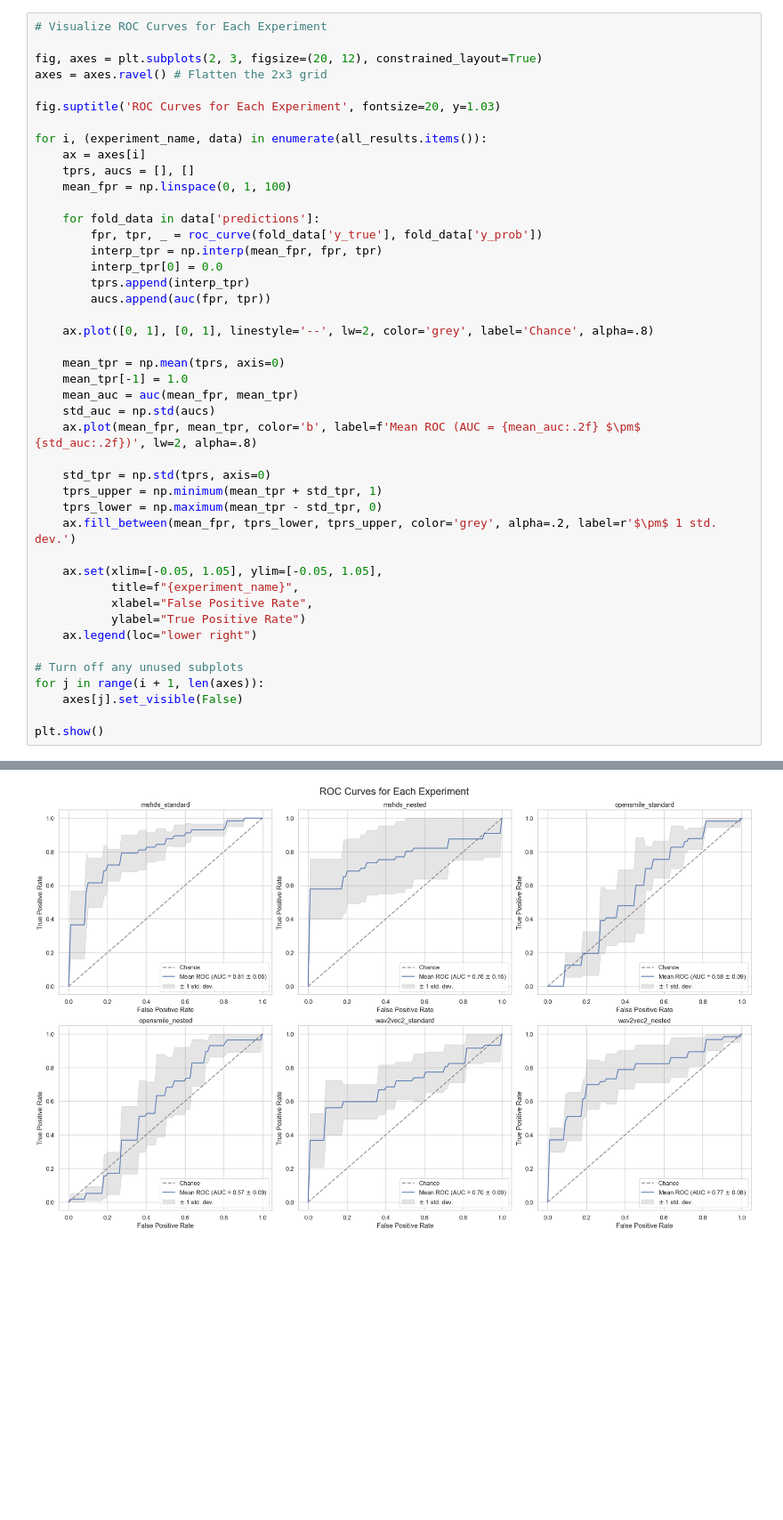
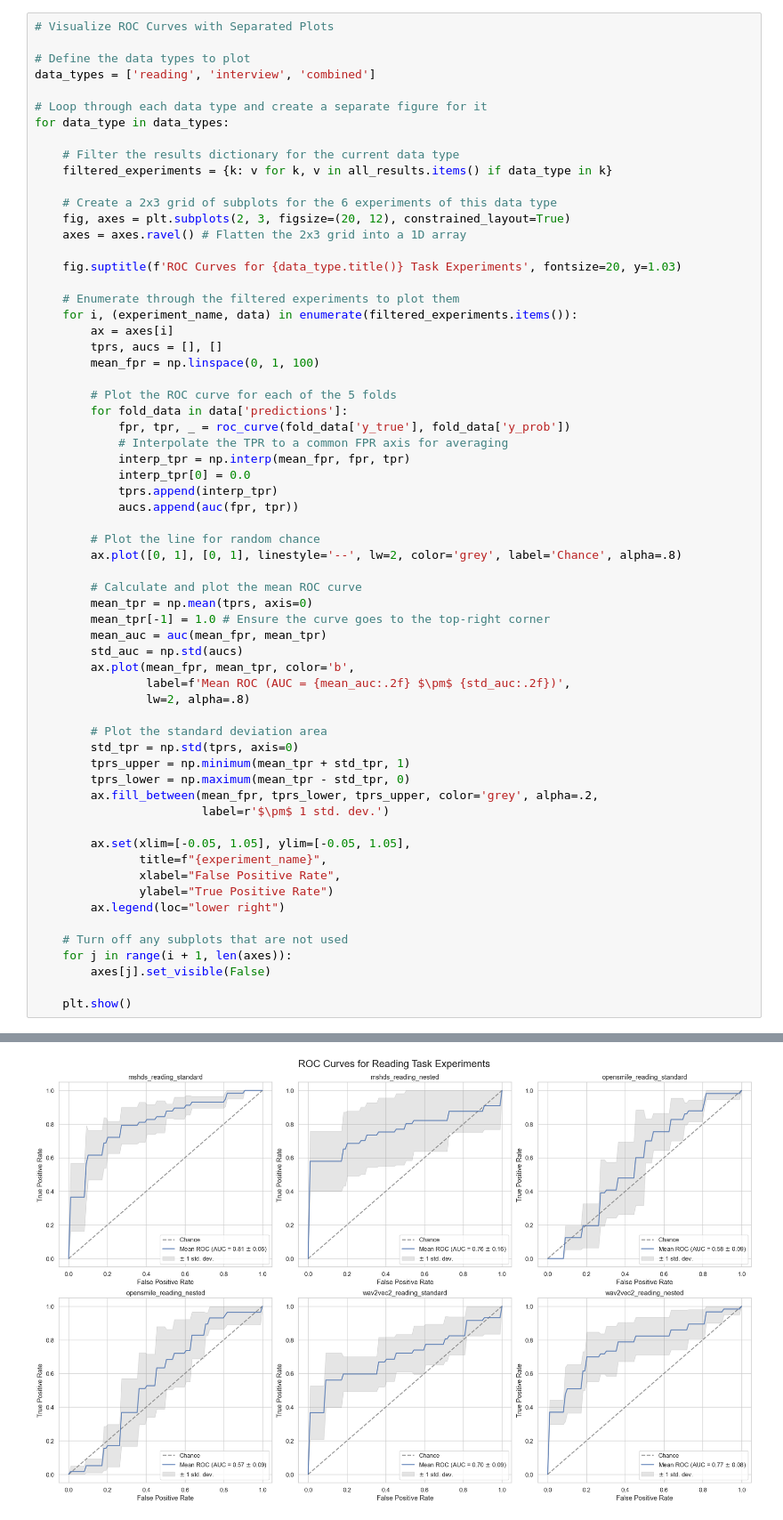
Before and after one commit to ayushpradhan-dev/robust-speech-analysis-framework, a Jupyter notebook: notebooks/03_model_evaluation.ipynb, the cells around one changed output, grey strips where cells are left out. Shown at 89% size. Cells and saved outputs as stored; diff of their text form; blank space fills up the shorter version.

Commit message:
Feat: Obtained SVM results on interview-task and combined dataset, added visualisations to capture model performance of experiments

```diff
--- a/notebooks/03_model_evaluation.ipynb
+++ b/notebooks/03_model_evaluation.ipynb
@@ -369,45 +657,64 @@ Passing `palette` without assigning `hue` is deprecated and will be removed in v
 # %%
-# Visualize ROC Curves for Each Experiment
+# Visualize ROC Curves with Separated Plots
 
-fig, axes = plt.subplots(2, 3, figsize=(20, 12), constrained_layout=True)
-axes = axes.ravel() # Flatten the 2x3 grid
+# Define the data types to plot
+data_types = ['reading', 'interview', 'combined']
 
-fig.suptitle('ROC Curves for Each Experiment', fontsize=20, y=1.03)
+# Loop through each data type and create a separate figure for it
+for data_type in data_types:
 
-for i, (experiment_name, data) in enumerate(all_results.items()):
-    ax = axes[i]
-    tprs, aucs = [], []
-    mean_fpr = np.linspace(0, 1, 100)
+    # Filter the results dictionary for the current data type
+    filtered_experiments = {k: v for k, v in all_results.items() if data_type in k}
 
-    for fold_data in data['predictions']:
-        fpr, tpr, _ = roc_curve(fold_data['y_true'], fold_data['y_prob'])
-        interp_tpr = np.interp(mean_fpr, fpr, tpr)
-        interp_tpr[0] = 0.0
-        tprs.append(interp_tpr)
-        aucs.append(auc(fpr, tpr))
+    # Create a 2x3 grid of subplots for the 6 experiments of this data type
+    fig, axes = plt.subplots(2, 3, figsize=(20, 12), constrained_layout=True)
+    axes = axes.ravel() # Flatten the 2x3 grid into a 1D array
 
-    ax.plot([0, 1], [0, 1], linestyle='--', lw=2, color='grey', label='Chance', alpha=.8)
+    fig.suptitle(f'ROC Curves for {data_type.title()} Task Experiments', fontsize=20, y=1.03)
 
-    mean_tpr = np.mean(tprs, axis=0)
-    mean_tpr[-1] = 1.0
-    mean_auc = auc(mean_fpr, mean_tpr)
-    std_auc = np.std(aucs)
-    ax.plot(mean_fpr, mean_tpr, color='b', label=f'Mean ROC (AUC = {mean_auc:.2f} $\pm$ {std_auc:.2f})', lw=2, alpha=.8)
+    # Enumerate through the filtered experiments to plot them
+    for i, (experiment_name, data) in enumerate(filtered_experiments.items()):
+        ax = axes[i]
+        tprs, aucs = [], []
+        mean_fpr = np.linspace(0, 1, 100)
 
-    std_tpr = np.std(tprs, axis=0)
-    tprs_upper = np.minimum(mean_tpr + std_tpr, 1)
-    tprs_lower = np.maximum(mean_tpr - std_tpr, 0)
-    ax.fill_between(mean_fpr, tprs_lower, tprs_upper, color='grey', alpha=.2, label=r'$\pm$ 1 std. dev.')
+        # Plot the ROC curve for each of the 5 folds
+        for fold_data in data['predictions']:
+            fpr, tpr, _ = roc_curve(fold_data['y_true'], fold_data['y_prob'])
+            # Interpolate the TPR to a common FPR axis for averaging
+            interp_tpr = np.interp(mean_fpr, fpr, tpr)
+            interp_tpr[0] = 0.0
+            tprs.append(interp_tpr)
+            aucs.append(auc(fpr, tpr))
 
-    ax.set(xlim=[-0.05, 1.05], ylim=[-0.05, 1.05],
-           title=f"{experiment_name}",
-           xlabel="False Positive Rate",
-           ylabel="True Positive Rate")
-    ax.legend(loc="lower right")
+        # Plot the line for random chance
+        ax.plot([0, 1], [0, 1], linestyle='--', lw=2, color='grey', label='Chance', alpha=.8)
 
-# Turn off any unused subplots
-for j in range(i + 1, len(axes)):
-    axes[j].set_visible(False)
+        # Calculate and plot the mean ROC curve
+        mean_tpr = np.mean(tprs, axis=0)
+        mean_tpr[-1] = 1.0 # Ensure the curve goes to the top-right corner
+        mean_auc = auc(mean_fpr, mean_tpr)
+        std_auc = np.std(aucs)
+        ax.plot(mean_fpr, mean_tpr, color='b',
+                label=f'Mean ROC (AUC = {mean_auc:.2f} $\pm$ {std_auc:.2f})',
+                lw=2, alpha=.8)
 
-plt.show()
+        # Plot the standard deviation area
+        std_tpr = np.std(tprs, axis=0)
+        tprs_upper = np.minimum(mean_tpr + std_tpr, 1)
+        tprs_lower = np.maximum(mean_tpr - std_tpr, 0)
+        ax.fill_between(mean_fpr, tprs_lower, tprs_upper, color='grey', alpha=.2,
+                        label=r'$\pm$ 1 std. dev.')
+
+        ax.set(xlim=[-0.05, 1.05], ylim=[-0.05, 1.05],
+               title=f"{experiment_name}",
+               xlabel="False Positive Rate",
+               ylabel="True Positive Rate")
+        ax.legend(loc="lower right")
+
+    # Turn off any subplots that are not used
+    for j in range(i + 1, len(axes)):
+        axes[j].set_visible(False)
+
+    plt.show()
 # %% [output]
@@ -415 +721 @@ IndexError: index 6 is out of bounds for axis 0 with size 6
-[figure, old version]
+[figure, new version]
```
Also changed, not shown: parts of 24 cells of this notebook, 1 other file.
